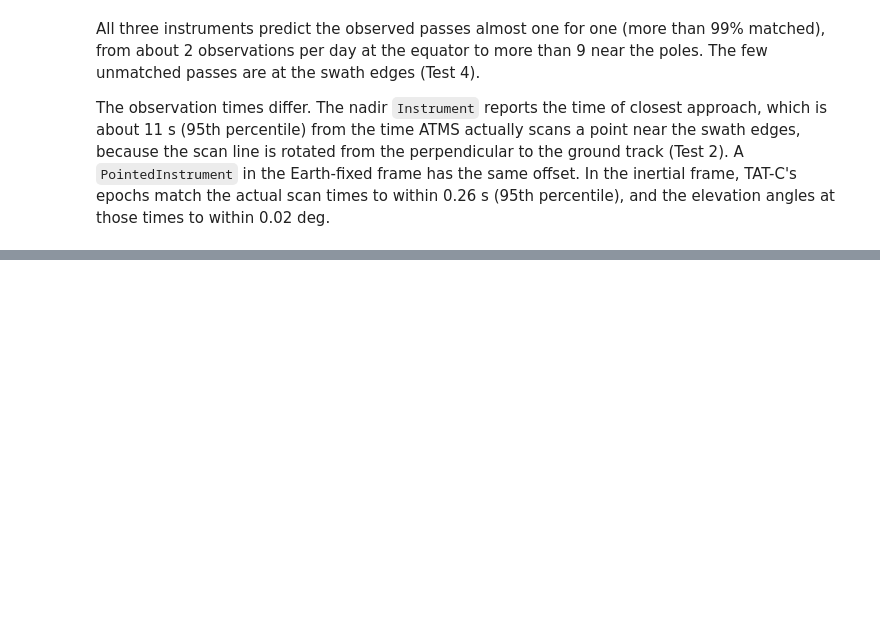
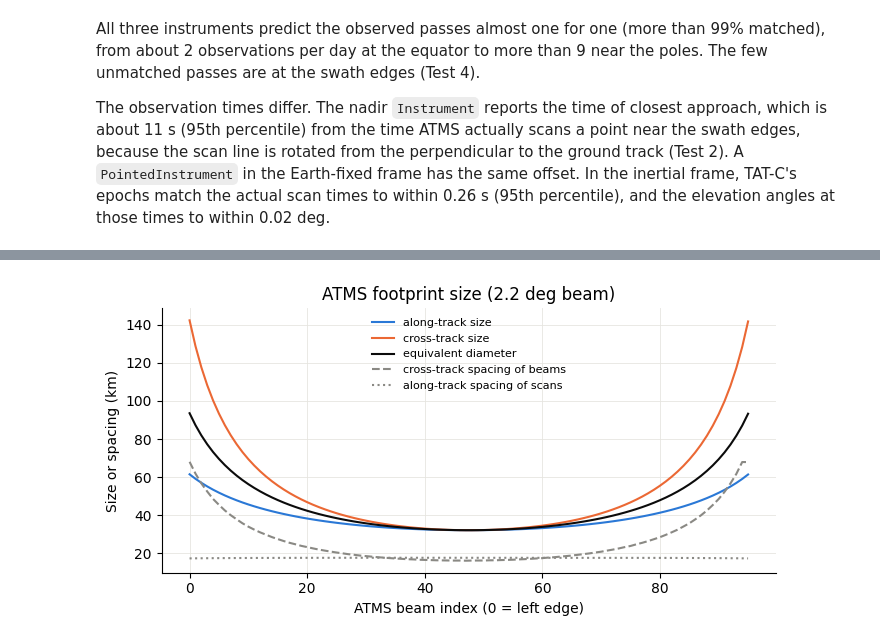
Before and after one commit to code-lab-org/tatc, a Jupyter notebook: docs/validation/ValidateImagerATMS.ipynb, the cells around one changed output, grey strips where cells are left out. Drawn from its saved outputs; the diff is of its cells as text; code cells hidden in the pictures; blank space fills up the shorter version.

```diff
--- a/docs/validation/ValidateImagerATMS.ipynb
+++ b/docs/validation/ValidateImagerATMS.ipynb
@@ -794,0 +843,21 @@ The observation times differ. The nadir `Instrument` reports the time of closest
+# %%
+# measured spacing (km) between adjacent beam centers within a scan and between the same beam on consecutive scans
+spacing_cross = np.median(np.linalg.norm(np.diff(beam_xyz[i4], axis=1), axis=-1), axis=0) / 1e3
+spacing_cross = np.append(spacing_cross, spacing_cross[-1])
+spacing_along = np.median(np.linalg.norm(np.diff(beam_xyz, axis=0), axis=-1)[contiguous], axis=0) / 1e3
+along_r, cross_r, equivalent_r = footprint_size(range_reported, zenith_reported, BEAMWIDTH)
+rows = [0, 12, 24, 47, 48, 71, 83, 95]
+table6 = pd.DataFrame(
+    {
+        "scan angle (deg)": measured[rows],
+        "zenith angle (deg)": zenith_reported.mean(axis=0)[rows],
+        "range (km)": range_reported.mean(axis=0)[rows] / 1e3,
+        "along-track size (km)": along_r.mean(axis=0)[rows],
+        "cross-track size (km)": cross_r.mean(axis=0)[rows],
+        "equivalent diameter (km)": equivalent_r.mean(axis=0)[rows],
+        "cross-track spacing (km)": spacing_cross[rows],
+        "along-track spacing (km)": spacing_along[rows],
+    },
+    index=pd.Index(rows, name="beam"),
+)
+table6.round(1)
@@ -794,0 +875,13 @@ The observation times differ. The nadir `Instrument` reports the time of closest
+# %%
+fig, ax = plt.subplots(figsize=(7, 3.6))
+ax.plot(np.arange(N_BEAMS), along_r.mean(axis=0), color=BLUE, label="along-track size")
+ax.plot(np.arange(N_BEAMS), cross_r.mean(axis=0), color=ORANGE, label="cross-track size")
+ax.plot(np.arange(N_BEAMS), equivalent_r.mean(axis=0), color=INK, label="equivalent diameter")
+ax.plot(np.arange(N_BEAMS), spacing_cross, color=GRAY, ls="--", label="cross-track spacing of beams")
+ax.plot(np.arange(N_BEAMS), spacing_along, color=GRAY, ls=":", label="along-track spacing of scans")
+ax.set(xlabel="ATMS beam index (0 = left edge)", ylabel="Size or spacing (km)", title="ATMS footprint size (2.2 deg beam)")
+ax.legend(frameon=False, fontsize=8)
+fig.tight_layout()
+plt.show()
+# %% [output]
+[figure, added]
```
Also changed, not shown: parts of 6 cells of this notebook, 7 other files.
